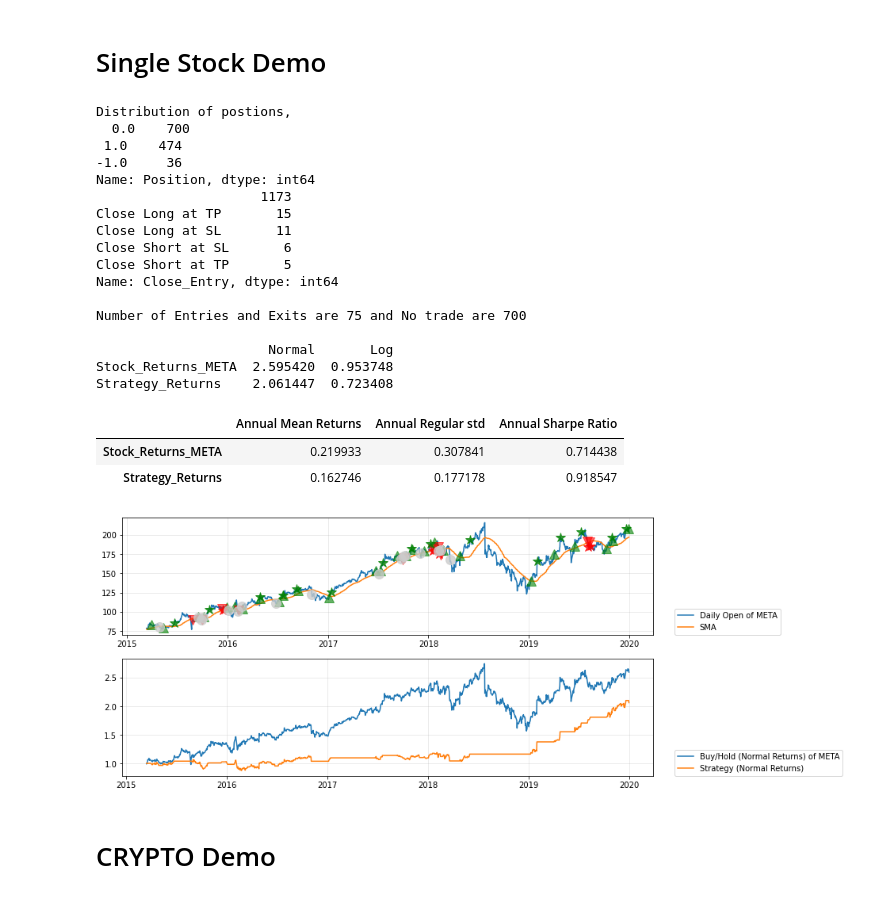
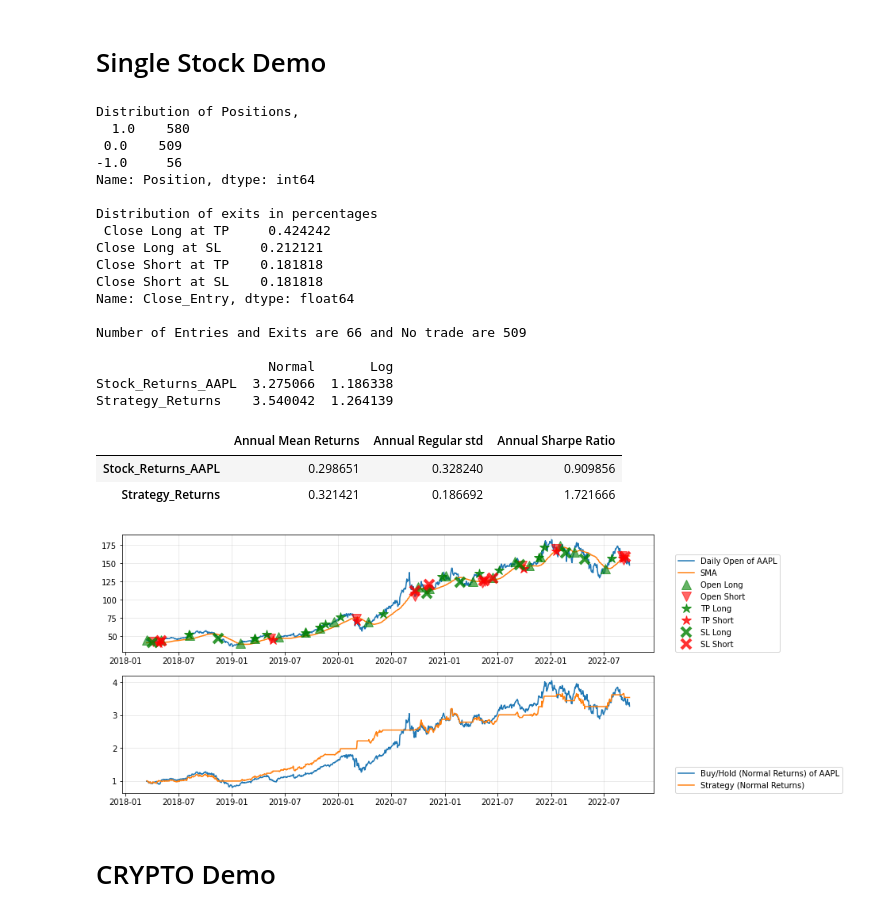
Before and after one commit to siddharthgohil/Trading_with_MACDnSMA, a Jupyter notebook: MABB Strat Latest.ipynb, the cells around one changed output. Cells and saved outputs as stored; diff of their text form; code cells hidden in the pictures.

```diff
--- a/MABB Strat Latest.ipynb
+++ b/MABB Strat Latest.ipynb
@@ -192,6 +191,7 @@ def get_signals(stock_symbol, start, end,primary_trend_window = 200,buy_on="Clos
     bt_data['Signal Clean'] = bt_data['Signal'].map(lambda x : 0 if x not in [-1.0,1.0] else x)
     bt_data['Strength of Signal'] = ((abs(bt_data['Adj Close'] - bt_data['SMA'])/bt_data['Adj Close'] + abs(bt_data['MACD Fast'] -  bt_data['MACD Slow']))) * bt_data['Signal Clean']
     bt_data['Stock_Returns'] = np.log(bt_data[buy_on]/bt_data[buy_on].shift(1))
+    bt_data['Stock_Returns'] = bt_data['Stock_Returns'].shift(-1) # Changed to tmr/today instead of today/yesterday
     return bt_data
 # %%
 def get_signal_for_mutiple_stocks(MAANG_list,start, end,primary_trend_window ,buy_on):
@@ -298,7 +298,7 @@ def get_positions(bt_data,buy_on, verbose = True ):
         bt_data.loc[curr_date, "Invested in"] = chosen_stock_for_entry
     return bt_data
 # %%
-def riding_the_trend_with_macd(MAANG_list, start, end,lookback = 252, buy_on = "Close",verbose = True,metrics_calc_start_date = "start"):
+def riding_the_trend_with_macd(MAANG_list, start, end,lookback = 252, buy_on = "Close",verbose = True,metrics_calc_start_date = start):
     # Getting the signals for all the stocks for each day
     signals_df,_ = get_signal_for_mutiple_stocks(MAANG_list,start, end,primary_trend_window ,buy_on)
     bt_data = signals_df.copy()
@@ -470,34 +470,35 @@ Max days for drawdown for Stock_Returns_NFLX is 396 days 00:00:00
 # %% [markdown]
 # Single Stock Demo
 # %%
-bt_data_single, returns_df_single,metrics_df_single = riding_the_trend_with_macd(["META"], start, end,
+bt_data_single, returns_df_single,metrics_df_single = riding_the_trend_with_macd(["AAPL"], start, end,
                                                    lookback = lookback, verbose = verbose,
                                                    buy_on = buy_on)
 print(returns_df_single)
 metrics_df_single
 # Much Better SHARPE Ratio
 # %% [output]
-Distribution of postions,
-  0.0    700
- 1.0    474
--1.0     36
+Distribution of Positions,
+  1.0    580
+ 0.0    509
+-1.0     56
 Name: Position, dtype: int64
-                     1173
-Close Long at TP       15
-Close Long at SL       11
-Close Short at SL       6
-Close Short at TP       5
-Name: Close_Entry, dtype: int64
 
-Number of Entries and Exits are 75 and No trade are 700
+Distribution of exits in percentages
+ Close Long at TP     0.424242
+Close Long at SL     0.212121
+Close Short at TP    0.181818
+Close Short at SL    0.181818
+Name: Close_Entry, dtype: float64
+
+Number of Entries and Exits are 66 and No trade are 509
 
                       Normal       Log
-Stock_Returns_META  2.595420  0.953748
-Strategy_Returns    2.061447  0.723408
+Stock_Returns_AAPL  3.275066  1.186338
+Strategy_Returns    3.540042  1.264139
 |  | Annual Mean Returns | Annual Regular std | Annual Sharpe Ratio |
-| Stock_Returns_META | 0.219933 | 0.307841 | 0.714438 |
-| Strategy_Returns | 0.162746 | 0.177178 | 0.918547 |
+| Stock_Returns_AAPL | 0.298651 | 0.328240 | 0.909856 |
+| Strategy_Returns | 0.321421 | 0.186692 | 1.721666 |
-[figure, old version]
+[figure, new version]
 # %% [markdown]
 # CRYPTO Demo
 # %%
```
Also changed, not shown: parts of 6 cells of this notebook.
